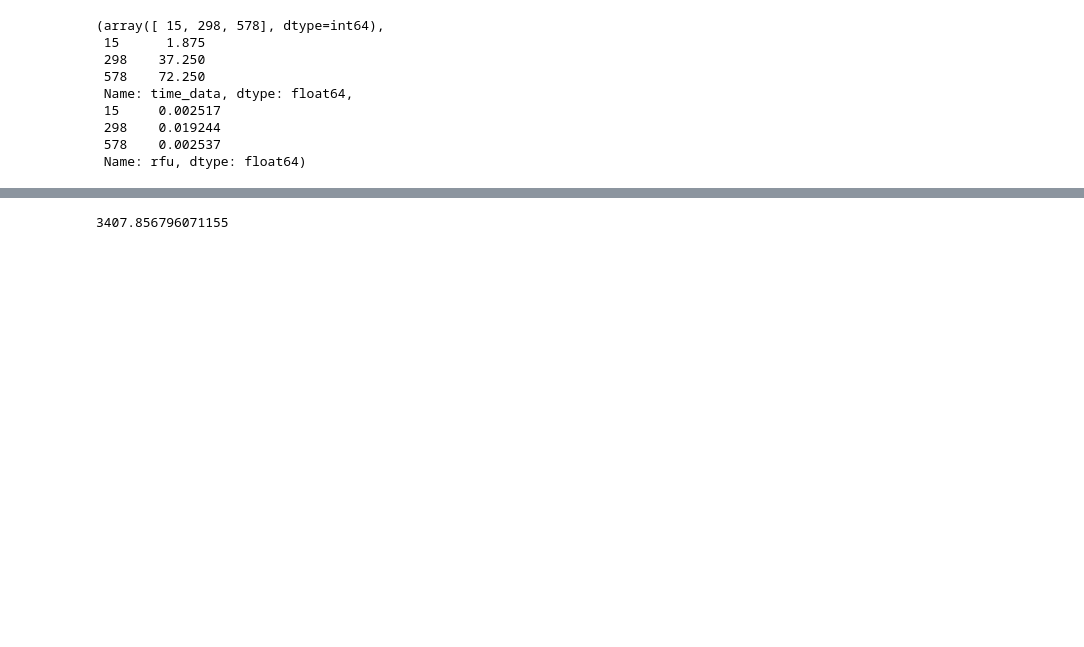
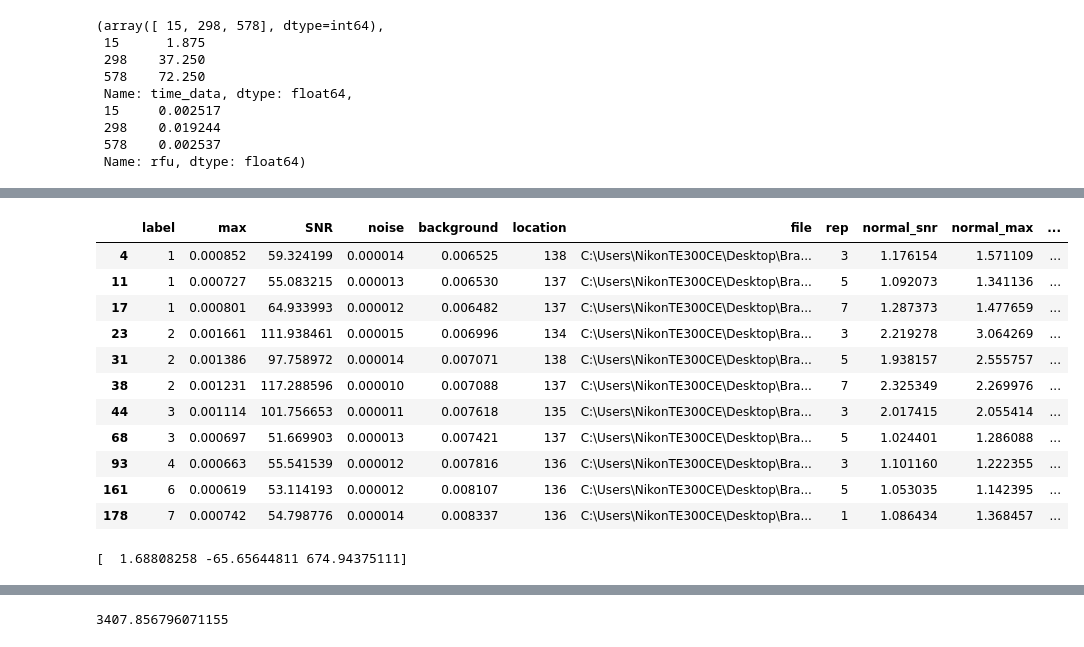
Before and after one commit to brae-pete/AutomatedCE, a Jupyter notebook: testing/Filter ME.ipynb, the cells around one changed output, grey strips where cells are left out. Drawn from its saved outputs; the diff is of its cells as text; code cells hidden in the pictures; blank space fills up the shorter version.

```diff
--- a/testing/Filter ME.ipynb
+++ b/testing/Filter ME.ipynb
@@ -212,0 +218,51 @@ for file in glob.glob(DATA_FOLDER+"\*.csv"):
+# %%
+fluor_peak\
+# %% [output]
+|  | label | max | SNR | noise | background | location | file | rep | normal_snr | normal_max | ... |
+| 4 | 1 | 0.000852 | 59.324199 | 0.000014 | 0.006525 | 138 | C:\Users\NikonTE300CE\Desktop\Bra... | 3 | 1.176154 | 1.571109 | ... |
+| 11 | 1 | 0.000727 | 55.083215 | 0.000013 | 0.006530 | 137 | C:\Users\NikonTE300CE\Desktop\Bra... | 5 | 1.092073 | 1.341136 | ... |
+| 17 | 1 | 0.000801 | 64.933993 | 0.000012 | 0.006482 | 137 | C:\Users\NikonTE300CE\Desktop\Bra... | 7 | 1.287373 | 1.477659 | ... |
+| 23 | 2 | 0.001661 | 111.938461 | 0.000015 | 0.006996 | 134 | C:\Users\NikonTE300CE\Desktop\Bra... | 3 | 2.219278 | 3.064269 | ... |
+| 31 | 2 | 0.001386 | 97.758972 | 0.000014 | 0.007071 | 138 | C:\Users\NikonTE300CE\Desktop\Bra... | 5 | 1.938157 | 2.555757 | ... |
+| 38 | 2 | 0.001231 | 117.288596 | 0.000010 | 0.007088 | 137 | C:\Users\NikonTE300CE\Desktop\Bra... | 7 | 2.325349 | 2.269976 | ... |
+| 44 | 3 | 0.001114 | 101.756653 | 0.000011 | 0.007618 | 135 | C:\Users\NikonTE300CE\Desktop\Bra... | 3 | 2.017415 | 2.055414 | ... |
+| 68 | 3 | 0.000697 | 51.669903 | 0.000013 | 0.007421 | 137 | C:\Users\NikonTE300CE\Desktop\Bra... | 5 | 1.024401 | 1.286088 | ... |
+| 93 | 4 | 0.000663 | 55.541539 | 0.000012 | 0.007816 | 136 | C:\Users\NikonTE300CE\Desktop\Bra... | 3 | 1.101160 | 1.222355 | ... |
+| 161 | 6 | 0.000619 | 53.114193 | 0.000012 | 0.008107 | 136 | C:\Users\NikonTE300CE\Desktop\Bra... | 5 | 1.053035 | 1.142395 | ... |
+| 178 | 7 | 0.000742 | 54.798776 | 0.000014 | 0.008337 | 136 | C:\Users\NikonTE300CE\Desktop\Bra... | 1 | 1.086434 | 1.368457 | ... |
+# %%
+# Plot SNR vs Laser Power and fit it
+df2 = pd.DataFrame(data)
+import seaborn as sns
+df2['label']=pd.to_numeric(df2['label'])
+df2['normal_snr']=df2['SNR']/min(df2['SNR'])
+df2['normal_max']=df2['max']/min(df2['max'])
+df2['normal_noise']=df2['noise']/min(df2['noise'])
+fluor_peak = df2[df2['location'].between(134, 142, inclusive=False)].copy()
+fluor_peak['normal_snr']=fluor_peak['SNR']/min(fluor_peak['SNR'])
+fluor_peak['normal_max']=fluor_peak['max']/min(fluor_peak['max'])
+fluor_peak['normal_noise']=fluor_peak['noise']/min(fluor_peak['noise'])
+fluor_peak = fluor_peak[fluor_peak['SNR']>20]
+fluor_peak = fluor_peak[fluor_peak['rep']%2==0]
+
+fig, ax = plt.subplots()
+y_id = 'SNR'
+#ax.scatter(fluor_peak['label'], fluor_peak['SNR'])
+sns.lineplot(x='label', y=y_id, data=fluor_peak, ax=ax, err_style='bars', ci=68)
+
+# Fit to x^2
+z = np.polyfit(fluor_peak['label'], fluor_peak[y_id], deg=2)
+f = np.poly1d(z)
+x = np.linspace(1,15)
+y = f(x)
+ax.plot(x,y, color='r', alpha=0.5, ls='--',label='$x^2$ poly fit')
+ax.set_ylabel('SNR')
+ax.set_xticks([x for x in range(1,16)])
+ax.set_xticklabels([x for x in range(1,16)], rotation=45, ha='right')
+
+ax.set_xlabel('Laser Power (mW)')
+plt.legend()
+plt.tight_layout()
+print(z)
+# %% [output]
+[  1.68808258 -65.65644811 674.94375111]
```
Also changed, not shown: parts of 29 cells of this notebook, 4 other files.
